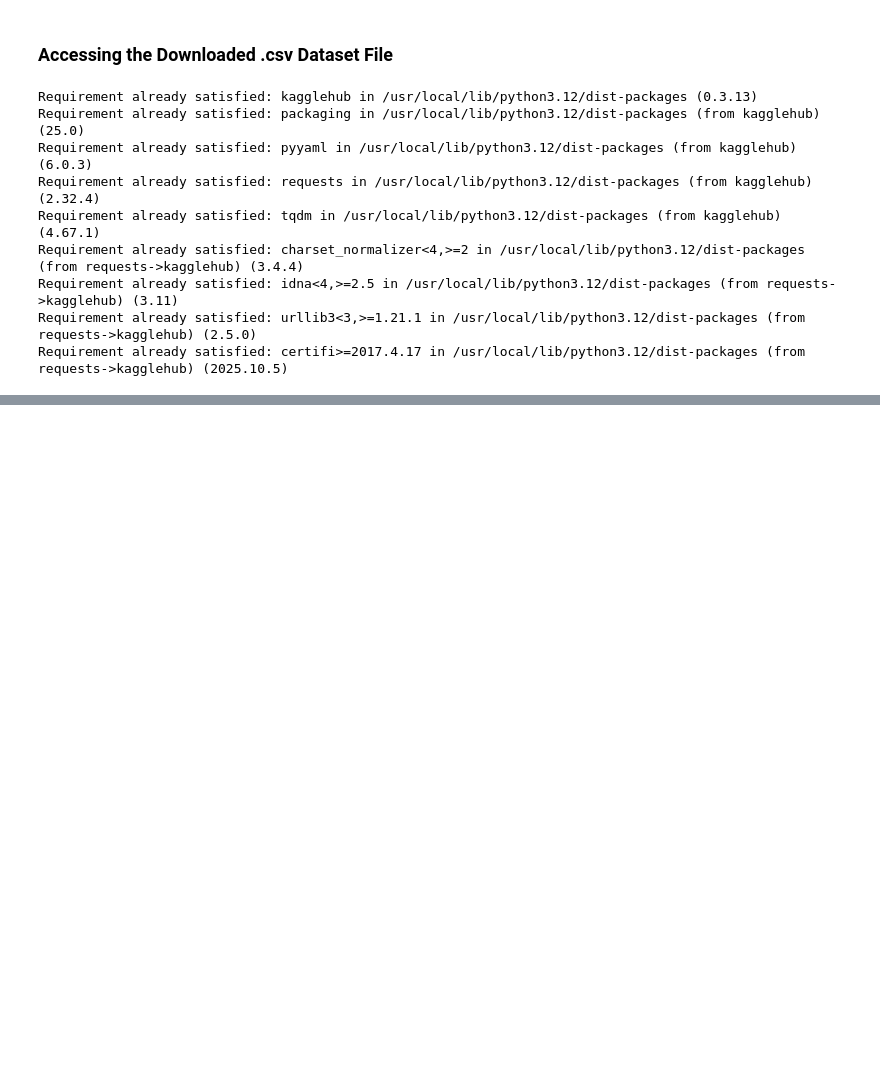
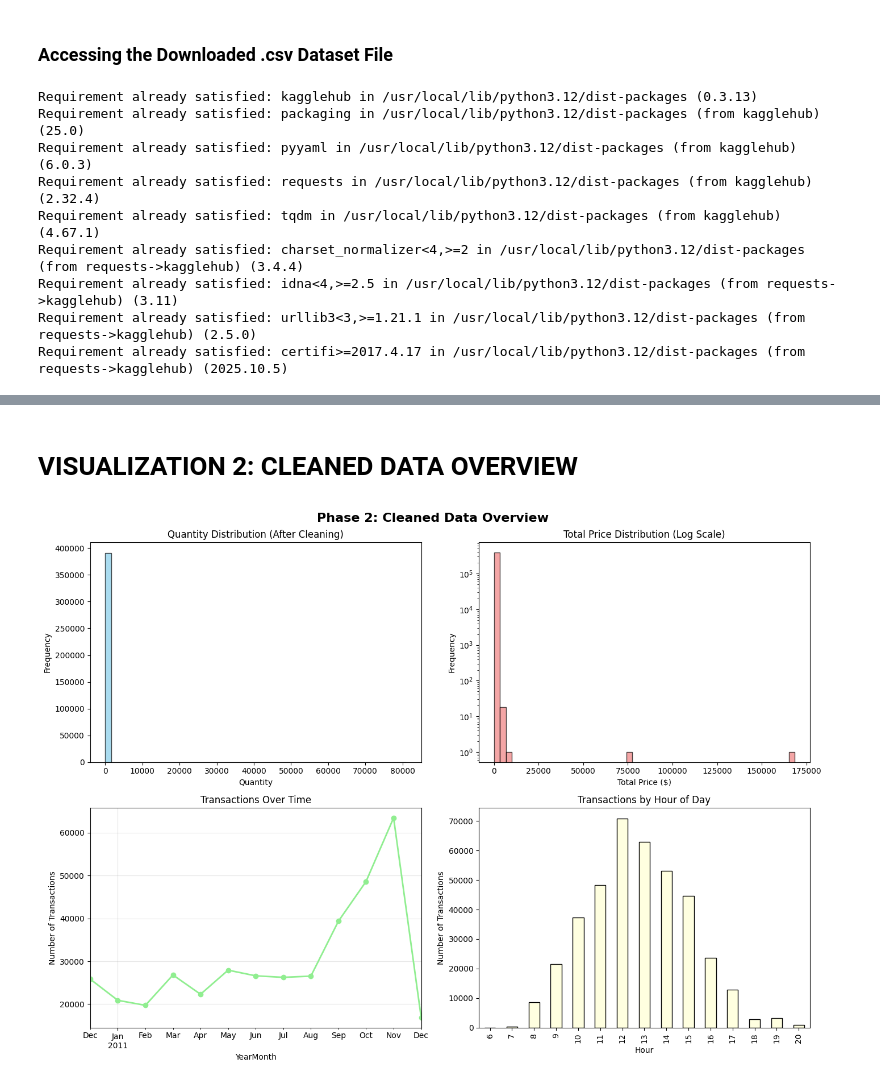
Before and after one commit to 2025em1100480-droid/APEX-PROJECT-I, a Jupyter notebook: Neaural_Nexus_Data_Extraction.ipynb, the cells around one changed output, grey strips where cells are left out. Saved outputs shown, nothing was run; the diff lists cells and outputs as text; code cells hidden in the pictures; blank space fills up the shorter version.

Commit message:
Phase 1 and 2 completed with visualization

```diff
--- a/Neaural_Nexus_Data_Extraction.ipynb
+++ b/Neaural_Nexus_Data_Extraction.ipynb
@@ -235,0 +61,15 @@ fatal: not a git repository (or any of the parent directories): .git
+# %%
+
+import pandas as pd
+import numpy as np
+import matplotlib.pyplot as plt
+import seaborn as sns
+from datetime import datetime
+
+# Load data from GitHub/Kaggle
+df = pd.read_csv("https://raw.githubusercontent.com/2025em1100480-droid/APEX-PROJECT-I/Phase2-Anitha/online_retail.csv",
+                  encoding='latin1')
+
+print(f"✅ Dataset loaded successfully!")
+print(f"Dataset shape: {df.shape}")
+print(f"File size: {df.memory_usage(deep=True).sum() / 1024**2:.2f} MB")
@@ -235,0 +353,41 @@ fatal: not a git repository (or any of the parent directories): .git
+# %% [markdown]
+
+# VISUALIZATION 2: CLEANED DATA OVERVIEW
+# %%
+
+
+fig, axes = plt.subplots(2, 2, figsize=(14, 10))
+fig.suptitle('Phase 2: Cleaned Data Overview', fontsize=16, fontweight='bold')
+
+# 1. Cleaned Quantity Distribution
+axes[0, 0].hist(df['Quantity'], bins=50, color='skyblue', edgecolor='black', alpha=0.7)
+axes[0, 0].set_title('Quantity Distribution (After Cleaning)')
+axes[0, 0].set_xlabel('Quantity')
+axes[0, 0].set_ylabel('Frequency')
+
+# 2. Total Price Distribution
+axes[0, 1].hist(df['TotalPrice'], bins=50, color='lightcoral', edgecolor='black', alpha=0.7)
+axes[0, 1].set_title('Total Price Distribution (Log Scale)')
+axes[0, 1].set_xlabel('Total Price ($)')
+axes[0, 1].set_ylabel('Frequency')
+axes[0, 1].set_yscale('log')
+
+# 3. Transactions by Month
+df['YearMonth'] = df['InvoiceDate'].dt.to_period('M')
+monthly_trans = df.groupby('YearMonth').size()
+monthly_trans.plot(kind='line', ax=axes[1, 0], marker='o', color='lightgreen', linewidth=2)
+axes[1, 0].set_title('Transactions Over Time')
+axes[1, 0].set_ylabel('Number of Transactions')
+axes[1, 0].grid(True, alpha=0.3)
+
+# 4. Transactions by Hour
+hourly_trans = df.groupby('Hour').size()
+hourly_trans.plot(kind='bar', ax=axes[1, 1], color='lightyellow', edgecolor='black')
+axes[1, 1].set_title('Transactions by Hour of Day')
+axes[1, 1].set_ylabel('Number of Transactions')
+axes[1, 1].set_xlabel('Hour')
+
+plt.tight_layout()
+plt.show()
+# %% [output]
+[figure, added]
```
Also changed, not shown: parts of 34 cells of this notebook.
